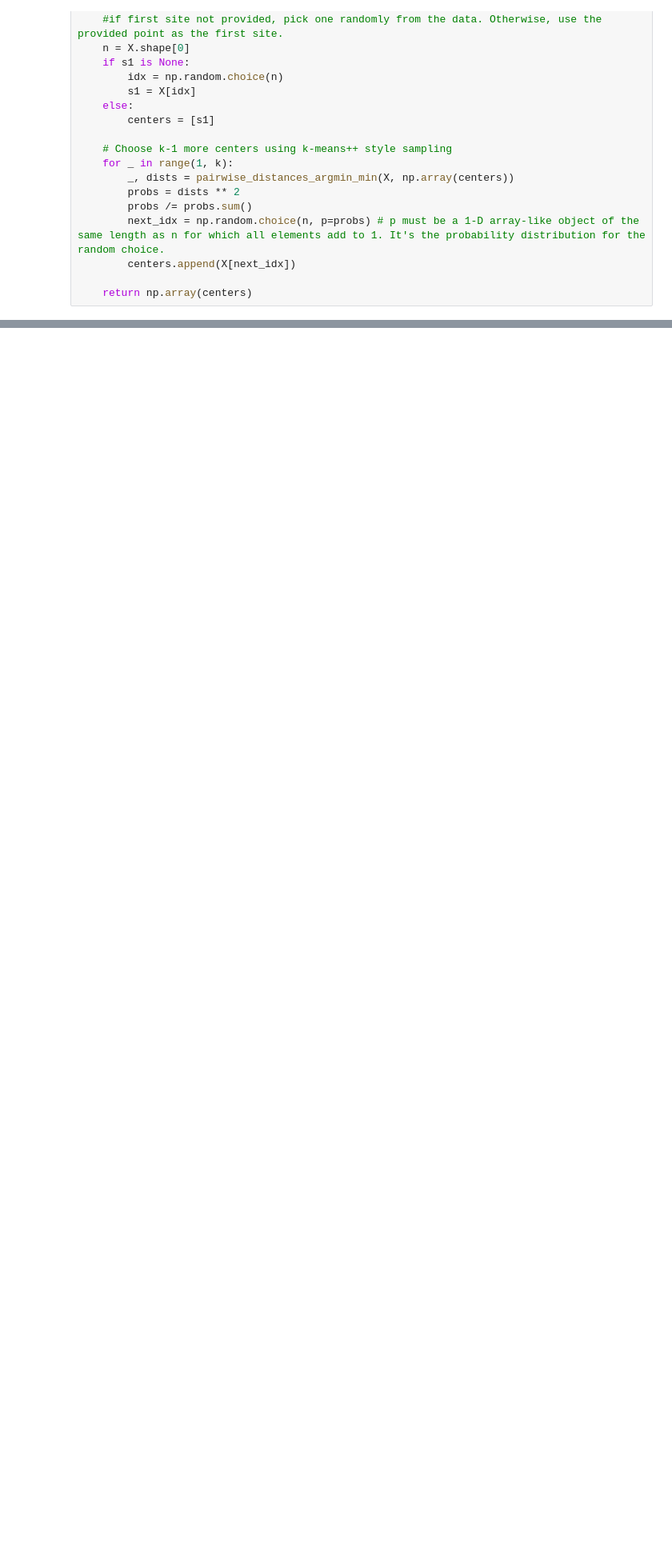
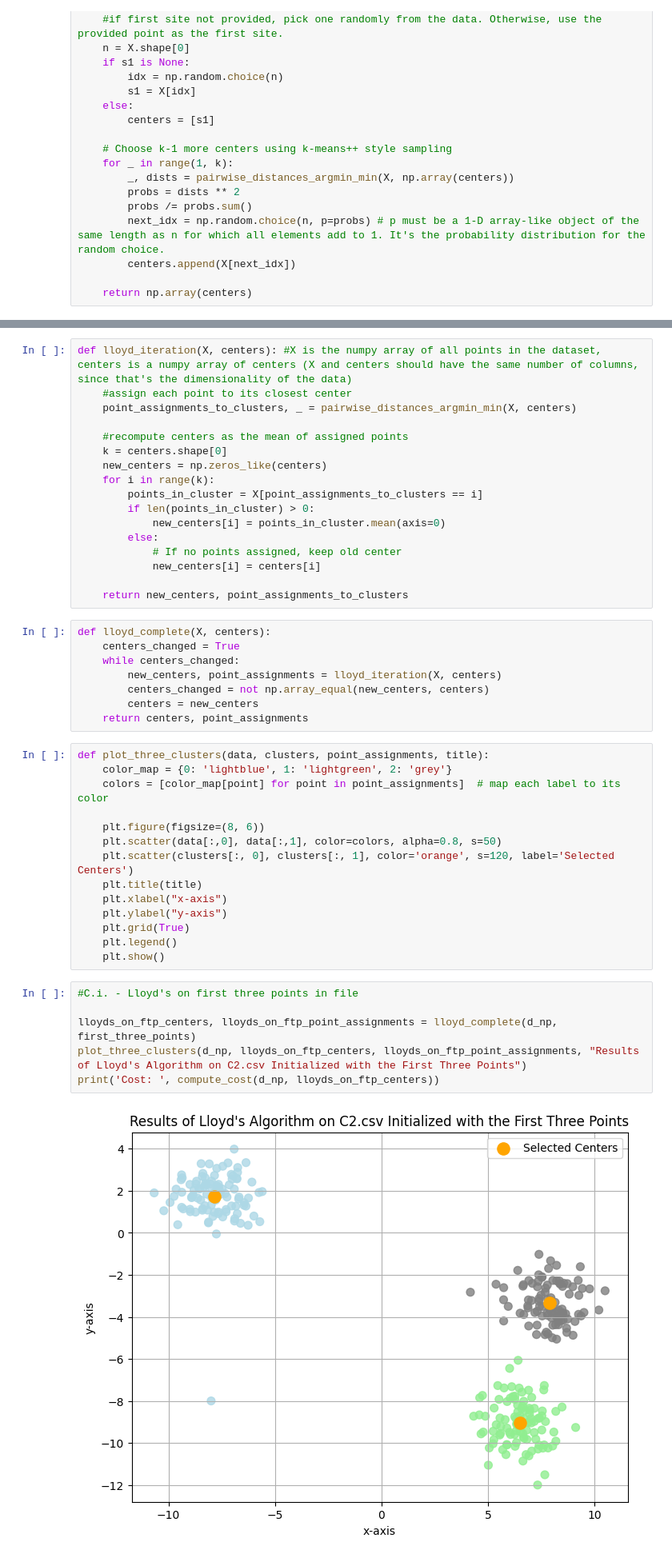
Before and after one commit to jacksonswitzer/data_mining_assignment_3_clustering, a Jupyter notebook: Code.ipynb, the cells around one changed output, grey strips where cells are left out. Shown at 80% size. Drawn from its saved outputs; the diff is of its cells as text; blank space fills up the shorter version.

```diff
--- a/Code.ipynb
+++ b/Code.ipynb
@@ -292,0 +338,47 @@ plt.show()
+# %%
+def lloyd_iteration(X, centers): #X is the numpy array of all points in the dataset, centers is a numpy array of centers (X and centers should have the same number of columns, since that's the dimensionality of the data)
+    #assign each point to its closest center
+    point_assignments_to_clusters, _ = pairwise_distances_argmin_min(X, centers)
+
+    #recompute centers as the mean of assigned points
+    k = centers.shape[0]
+    new_centers = np.zeros_like(centers)
+    for i in range(k):
+        points_in_cluster = X[point_assignments_to_clusters == i]
+        if len(points_in_cluster) > 0:
+            new_centers[i] = points_in_cluster.mean(axis=0)
+        else:
+            # If no points assigned, keep old center
+            new_centers[i] = centers[i]
+
+    return new_centers, point_assignments_to_clusters
+# %%
+def lloyd_complete(X, centers):
+    centers_changed = True
+    while centers_changed:
+        new_centers, point_assignments = lloyd_iteration(X, centers)
+        centers_changed = not np.array_equal(new_centers, centers)
+        centers = new_centers
+    return centers, point_assignments
+# %%
+def plot_three_clusters(data, clusters, point_assignments, title):
+    color_map = {0: 'lightblue', 1: 'lightgreen', 2: 'grey'}
+    colors = [color_map[point] for point in point_assignments]  # map each label to its color
+
+    plt.figure(figsize=(8, 6))
+    plt.scatter(data[:,0], data[:,1], color=colors, alpha=0.8, s=50)
+    plt.scatter(clusters[:, 0], clusters[:, 1], color='orange', s=120, label='Selected Centers')
+    plt.title(title)
+    plt.xlabel("x-axis")
+    plt.ylabel("y-axis")
+    plt.grid(True)
+    plt.legend()
+    plt.show()
+# %%
+#C.i. - Lloyd's on first three points in file
+
+lloyds_on_ftp_centers, lloyds_on_ftp_point_assignments = lloyd_complete(d_np, first_three_points)
+plot_three_clusters(d_np, lloyds_on_ftp_centers, lloyds_on_ftp_point_assignments, "Results of Lloyd's Algorithm on C2.csv Initialized with the First Three Points")
+print('Cost: ', compute_cost(d_np, lloyds_on_ftp_centers))
+# %% [output]
+[figure, added]
```
Also changed, not shown: parts of 12 cells of this notebook.
